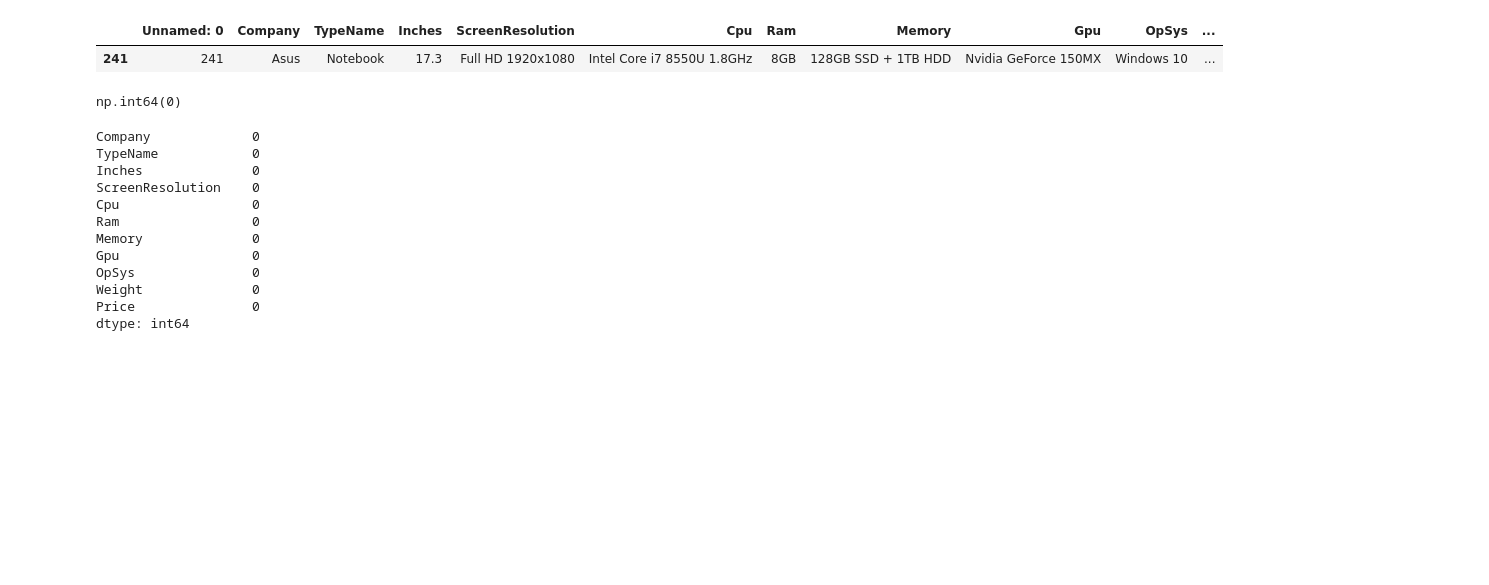
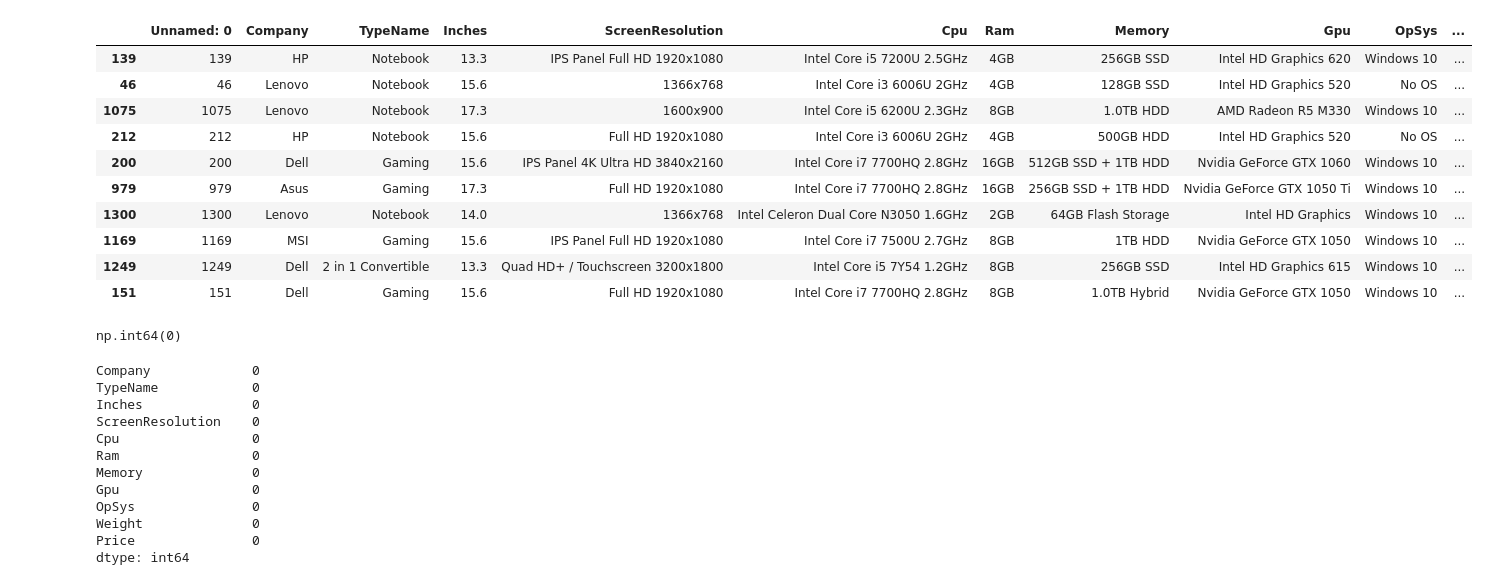
Before and after one commit to prashant-004/Laptop_price_prediction, a Jupyter notebook: main.ipynb, the cells around one changed output. Drawn from its saved outputs; the diff is of its cells as text; code cells hidden in the pictures; blank space fills up the shorter version.

```diff
--- a/main.ipynb
+++ b/main.ipynb
@@ -26,10 +28,19 @@ Data columns (total 12 columns):
 dtypes: float64(2), int64(1), object(9)
 memory usage: 122.3+ KB
 # %%
-df.sample()
+df.sample(10)
 # %% [output]
 |  | Unnamed: 0 | Company | TypeName | Inches | ScreenResolution | Cpu | Ram | Memory | Gpu | OpSys | ... |
-| 241 | 241 | Asus | Notebook | 17.3 | Full HD 1920x1080 | Intel Core i7 8550U 1.8GHz | 8GB | 128GB SSD + 1TB HDD | Nvidia GeForce 150MX | Windows 10 | ... |
+| 139 | 139 | HP | Notebook | 13.3 | IPS Panel Full HD 1920x1080 | Intel Core i5 7200U 2.5GHz | 4GB | 256GB SSD | Intel HD Graphics 620 | Windows 10 | ... |
+| 46 | 46 | Lenovo | Notebook | 15.6 | 1366x768 | Intel Core i3 6006U 2GHz | 4GB | 128GB SSD | Intel HD Graphics 520 | No OS | ... |
+| 1075 | 1075 | Lenovo | Notebook | 17.3 | 1600x900 | Intel Core i5 6200U 2.3GHz | 8GB | 1.0TB HDD | AMD Radeon R5 M330 | Windows 10 | ... |
+| 212 | 212 | HP | Notebook | 15.6 | Full HD 1920x1080 | Intel Core i3 6006U 2GHz | 4GB | 500GB HDD | Intel HD Graphics 520 | No OS | ... |
+| 200 | 200 | Dell | Gaming | 15.6 | IPS Panel 4K Ultra HD 3840x2160 | Intel Core i7 7700HQ 2.8GHz | 16GB | 512GB SSD + 1TB HDD | Nvidia GeForce GTX 1060 | Windows 10 | ... |
+| 979 | 979 | Asus | Gaming | 17.3 | Full HD 1920x1080 | Intel Core i7 7700HQ 2.8GHz | 16GB | 256GB SSD + 1TB HDD | Nvidia GeForce GTX 1050 Ti | Windows 10 | ... |
+| 1300 | 1300 | Lenovo | Notebook | 14.0 | 1366x768 | Intel Celeron Dual Core N3050 1.6GHz | 2GB | 64GB Flash Storage | Intel HD Graphics | Windows 10 | ... |
+| 1169 | 1169 | MSI | Gaming | 15.6 | IPS Panel Full HD 1920x1080 | Intel Core i7 7500U 2.7GHz | 8GB | 1TB HDD | Nvidia GeForce GTX 1050 | Windows 10 | ... |
+| 1249 | 1249 | Dell | 2 in 1 Convertible | 13.3 | Quad HD+ / Touchscreen 3200x1800 | Intel Core i5 7Y54 1.2GHz | 8GB | 256GB SSD | Intel HD Graphics 615 | Windows 10 | ... |
+| 151 | 151 | Dell | Gaming | 15.6 | Full HD 1920x1080 | Intel Core i7 7700HQ 2.8GHz | 8GB | 1.0TB Hybrid | Nvidia GeForce GTX 1050 | Windows 10 | ... |
 # %%
 df.duplicated().sum()
 # %% [output]
```
Also changed, not shown: parts of 51 cells of this notebook, 1 other file.
